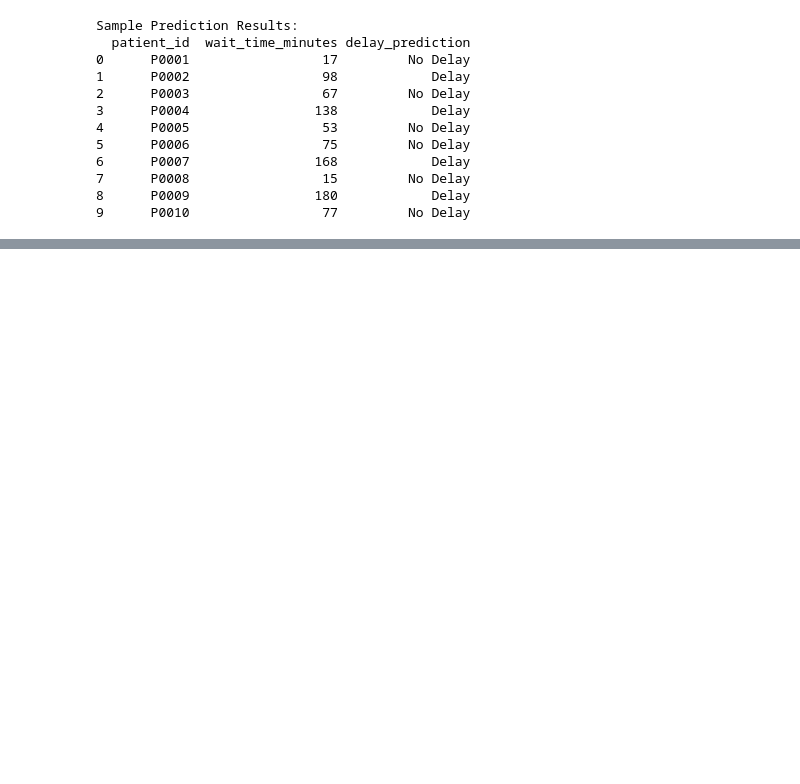
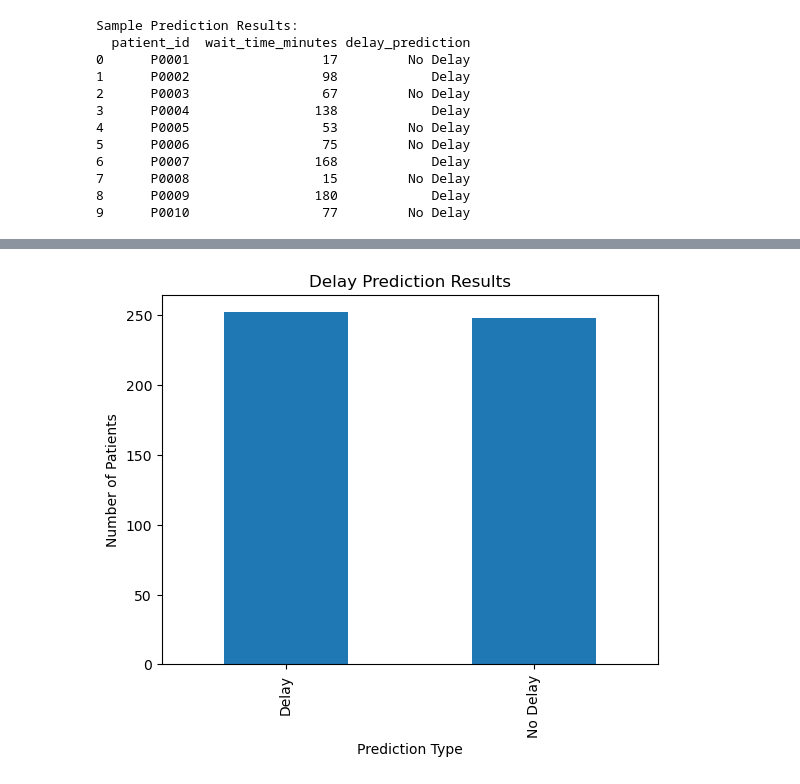
Before and after one commit to abhishekbabu-git/ed-flow-optimization-ai, a Jupyter notebook: patient_flow_analysis.ipynb, the cells around one changed output, grey strips where cells are left out. Saved outputs shown, nothing was run; the diff lists cells and outputs as text; code cells hidden in the pictures; blank space fills up the shorter version.

```diff
--- a/patient_flow_analysis.ipynb
+++ b/patient_flow_analysis.ipynb
@@ -291,0 +311,13 @@ Name: count, dtype: int64
+# %%
+import matplotlib.pyplot as plt
+
+# Plot prediction results
+prediction_counts.plot(kind="bar")
+
+plt.title("Delay Prediction Results")
+plt.xlabel("Prediction Type")
+plt.ylabel("Number of Patients")
+
+plt.show()
+# %% [output]
+[figure, added]
```
Also changed, not shown: parts of 5 cells of this notebook.
